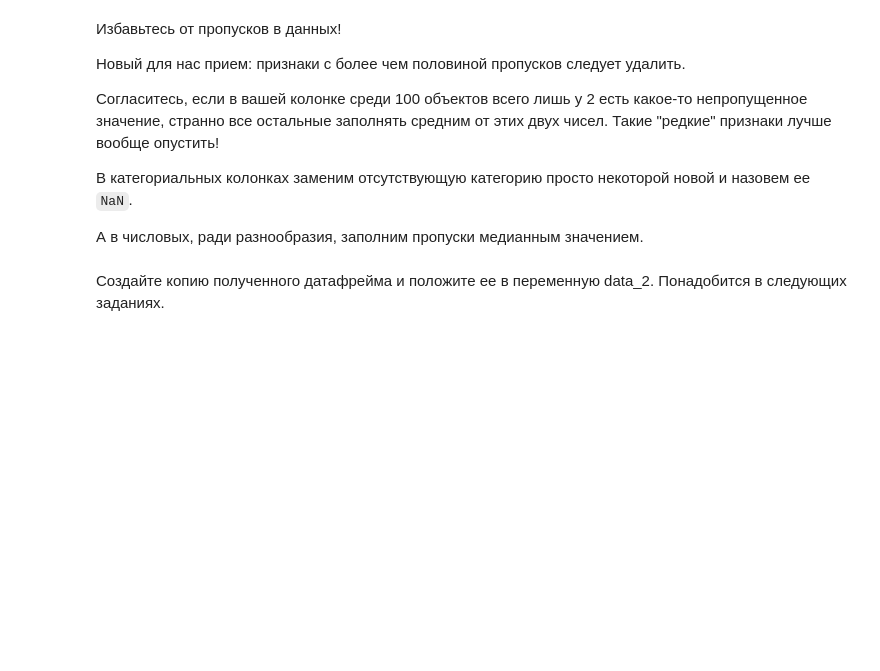
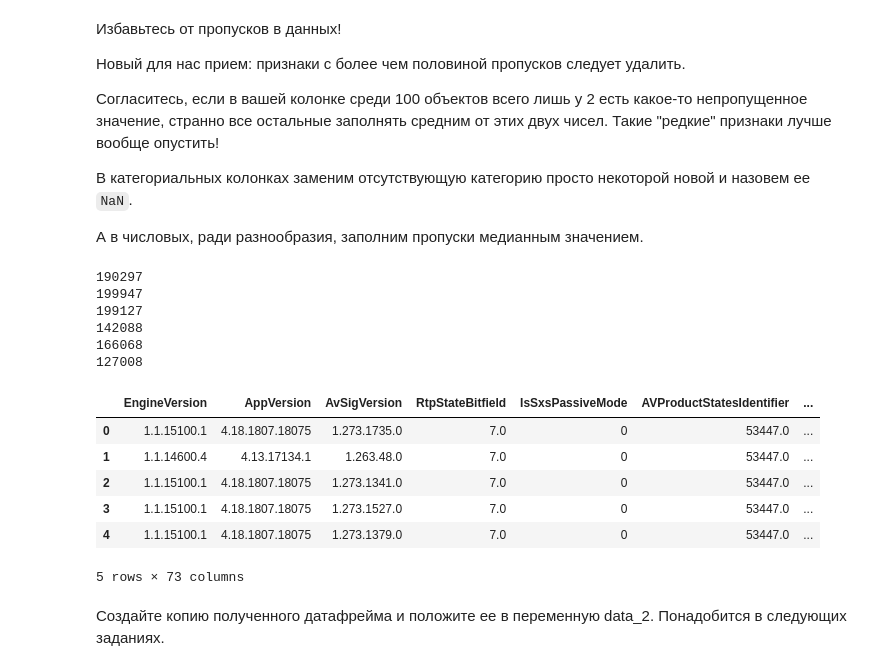
Before and after one commit to Dmitrysw/ML, a Jupyter notebook: lesson_10/HW_10_.ipynb, the cells around one changed output. Cells and saved outputs as stored; diff of their text form; code cells hidden in the pictures; blank space fills up the shorter version.

```diff
--- a/lesson_10/HW_10_.ipynb
+++ b/lesson_10/HW_10_.ipynb
@@ -71,0 +70,12 @@ print(sum(data['HasDetections'] == 0), '- negative class')
+# %%
+for column in data.columns:
+    if data[column].isna().sum() > data.shape[0] / 2:
+        print(data[column].isna().sum())
+        data = data.drop(column, axis=1)
+# %% [output]
+190297
+199947
+199127
+142088
+166068
+127008
@@ -72,3 +91,13 @@ print(sum(data['HasDetections'] == 0), '- negative class')
+# %%
+data.head()
+# %% [output]
+|  | EngineVersion | AppVersion | AvSigVersion | RtpStateBitfield | IsSxsPassiveMode | AVProductStatesIdentifier | ... |
+| 0 | 1.1.15100.1 | 4.18.1807.18075 | 1.273.1735.0 | 7.0 | 0 | 53447.0 | ... |
+| 1 | 1.1.14600.4 | 4.13.17134.1 | 1.263.48.0 | 7.0 | 0 | 53447.0 | ... |
+| 2 | 1.1.15100.1 | 4.18.1807.18075 | 1.273.1341.0 | 7.0 | 0 | 53447.0 | ... |
+| 3 | 1.1.15100.1 | 4.18.1807.18075 | 1.273.1527.0 | 7.0 | 0 | 53447.0 | ... |
+| 4 | 1.1.15100.1 | 4.18.1807.18075 | 1.273.1379.0 | 7.0 | 0 | 53447.0 | ... |
+5 rows × 73 columns
 # %% [markdown]
 Создайте копию полученного датафрейма и положите ее в переменную data_2. Понадобится в следующих заданиях.
 # %%
```
Also changed, not shown: parts of 20 cells of this notebook.
